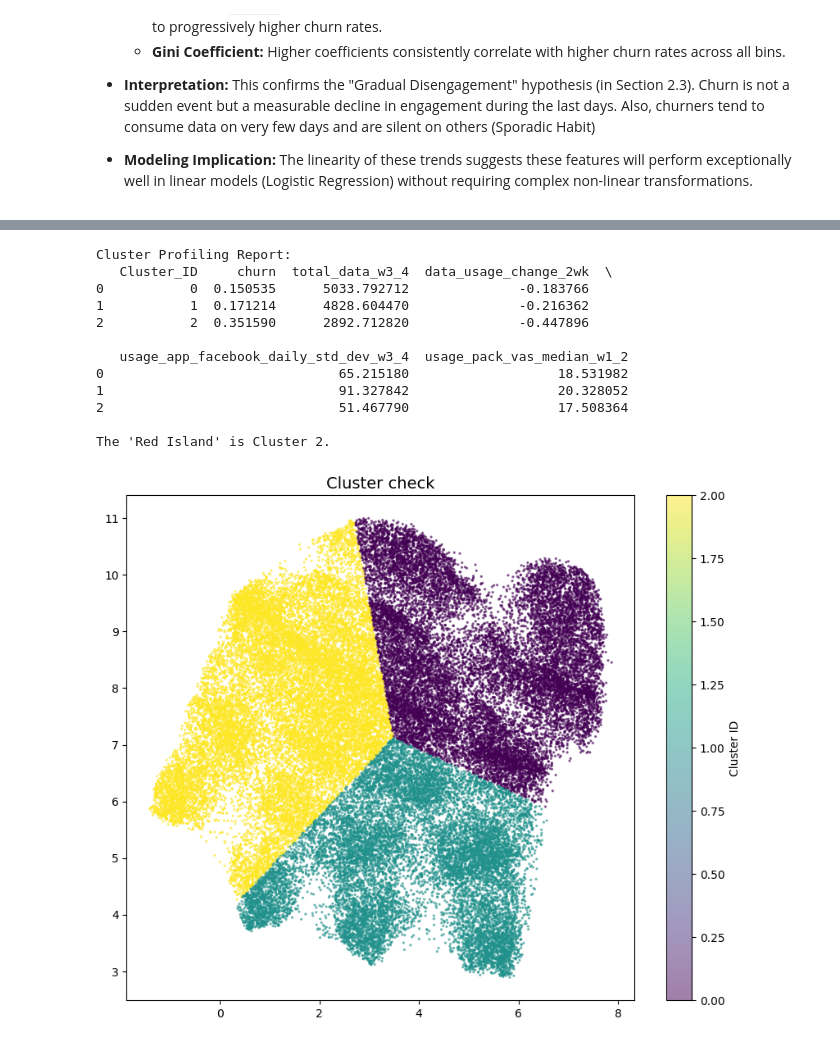
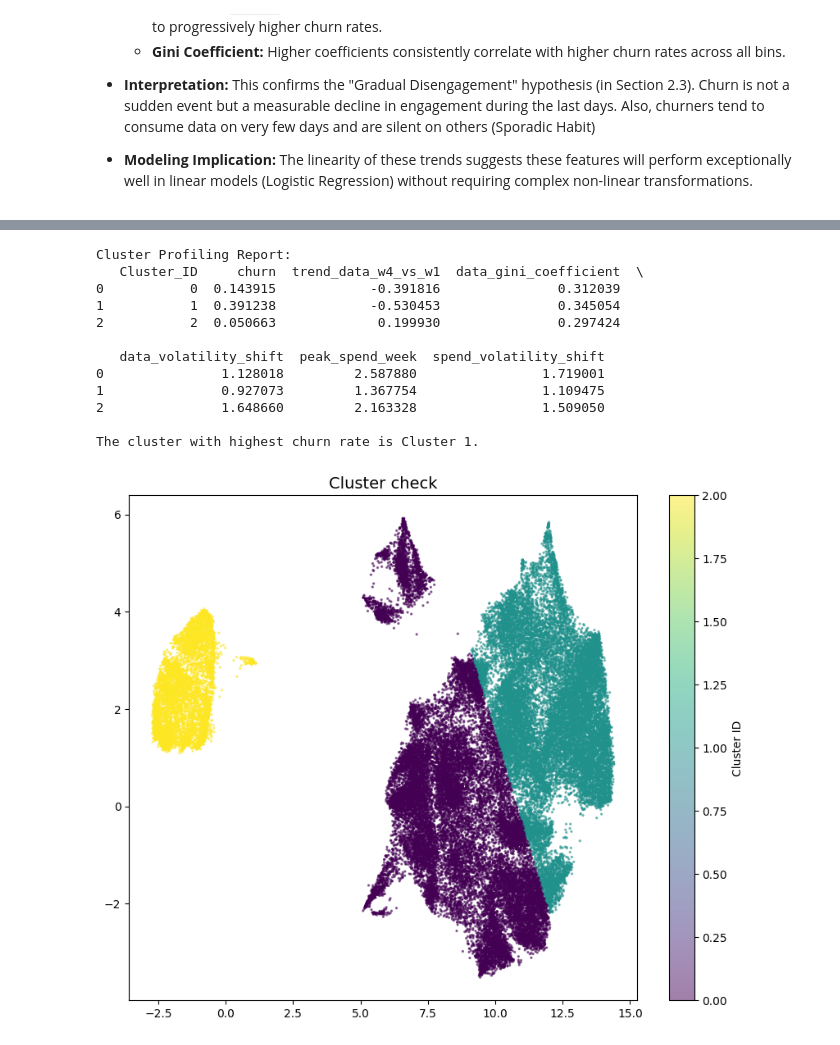
Before and after one commit to tejakusumah-y2008hub/telco-customer-churn-prediction, a Jupyter notebook: notebooks/2.0-yusuftejakusumah-exploratory-data-analysis.ipynb, the cells around one changed output, grey strips where cells are left out. Cells and saved outputs as stored; diff of their text form; code cells hidden in the pictures.

Commit message:
UMAP Segmentation & k-Means Clustering

```diff
--- a/notebooks/2.0-yusuftejakusumah-exploratory-data-analysis.ipynb
+++ b/notebooks/2.0-yusuftejakusumah-exploratory-data-analysis.ipynb
@@ -429,3 +435,11 @@ plot_woe_analysis(train_df, 'data_gini_coefficient', 'churn')
+# %%
+features_to_keep = ['trend_data_w4_vs_w1', 'data_gini_coefficient', 'trend_spend_w4_vs_w1',
+                    'trend_data_w3_vs_w1', 'data_volatility_shift', 'peak_spend_week',
+                    'spend_volatility_shift', 'lowest_data_week', 'trend_spend_w2_vs_w1',
+                    'peak_data_week', 'trend_spend_w3_vs_w1', 'trend_data_w2_vs_w1',
+                    'ratio_min_daily_data_to_avg', 'pct_video_w4', 'spend_consistency_score',
+                    'pct_messaging_w4', 'pct_messaging_w3', 'pct_video_w3', 'pct_messaging_w2',
+                    'ratio_min_daily_spend_to_avg', 'pct_messaging_w1', 'pct_video_w2', 'pct_video_w1']
 # %%
 print("Preparing Customer Segmentation Map...")
 
@@ -502,43 +492,44 @@ feature_rankings.head(20)
 # %%
 # Cluster the UMAP Map (Use the 'embedding' from the previous step)
-# We assume 3 main behaviors: Safe (Blue), Risky (Red Island), and Ambiguous (Middle)
+# We assume 3 main behaviors: Safe (Blue), Risky (Red), and Ambiguous (Middle)
 kmeans = KMeans(n_clusters=3, random_state=42)
 cluster_labels = kmeans.fit_predict(embedding)
 
 # Add Cluster IDs to a temporary analysis dataframe
 analysis_df = train_df.copy()
 analysis_df['Cluster_ID'] = cluster_labels
 
 # Profile the Clusters
 # We look at Churn Rate + Top Predictive Features
-profiling_cols = ['churn', 'total_data_w3_4', 'data_usage_change_2wk',
-                  'usage_app_facebook_daily_std_dev_w3_4', 'usage_pack_vas_median_w1_2']
+profiling_cols = ['churn', 'trend_data_w4_vs_w1', 'data_gini_coefficient',
+                  'data_volatility_shift', 'peak_spend_week',
+                  'spend_volatility_shift']
 cluster_stats = analysis_df.groupby('Cluster_ID')[profiling_cols].mean().reset_index()
 
-# Identify the "Red Island" (The cluster with highest churn rate)
-red_island_id = cluster_stats.loc[cluster_stats['churn'].idxmax(), 'Cluster_ID']
+# Identify the cluster with highest churn rate
+highest_churn_rate = cluster_stats.loc[cluster_stats['churn'].idxmax(), 'Cluster_ID']
 
 print("Cluster Profiling Report:")
 print(cluster_stats)
-print(f"\nThe 'Red Island' is Cluster {red_island_id}.")
+print(f"\nThe cluster with highest churn rate is Cluster {highest_churn_rate}.")
 # Visual Check: Plot the clusters to confirm they match the UMAP shapes
 plt.figure(figsize=(10, 8))
 plt.scatter(embedding[:, 0], embedding[:, 1], c=cluster_labels, cmap='viridis', s=2, alpha=0.5)
 plt.title(f'Cluster check', fontsize=14)
 plt.colorbar(label='Cluster ID')
 plt.show()
 # %% [output]
 Cluster Profiling Report:
-   Cluster_ID     churn  total_data_w3_4  data_usage_change_2wk  \
-0           0  0.150535      5033.792712              -0.183766
-1           1  0.171214      4828.604470              -0.216362
-2           2  0.351590      2892.712820              -0.447896
+   Cluster_ID     churn  trend_data_w4_vs_w1  data_gini_coefficient  \
+0           0  0.143915            -0.391816               0.312039
+1           1  0.391238            -0.530453               0.345054
+2           2  0.050663             0.199930               0.297424
 
-   usage_app_facebook_daily_std_dev_w3_4  usage_pack_vas_median_w1_2
-0                              65.215180                   18.531982
-1                              91.327842                   20.328052
-2                              51.467790                   17.508364
+   data_volatility_shift  peak_spend_week  spend_volatility_shift
+0               1.128018         2.587880                1.719001
+1               0.927073         1.367754                1.109475
+2               1.648660         2.163328                1.509050
 
-The 'Red Island' is Cluster 2.
+The cluster with highest churn rate is Cluster 1.
-[figure, old version]
+[figure, new version]
 # %% [markdown]
```
Also changed, not shown: parts of 19 cells of this notebook, 2 other files.
